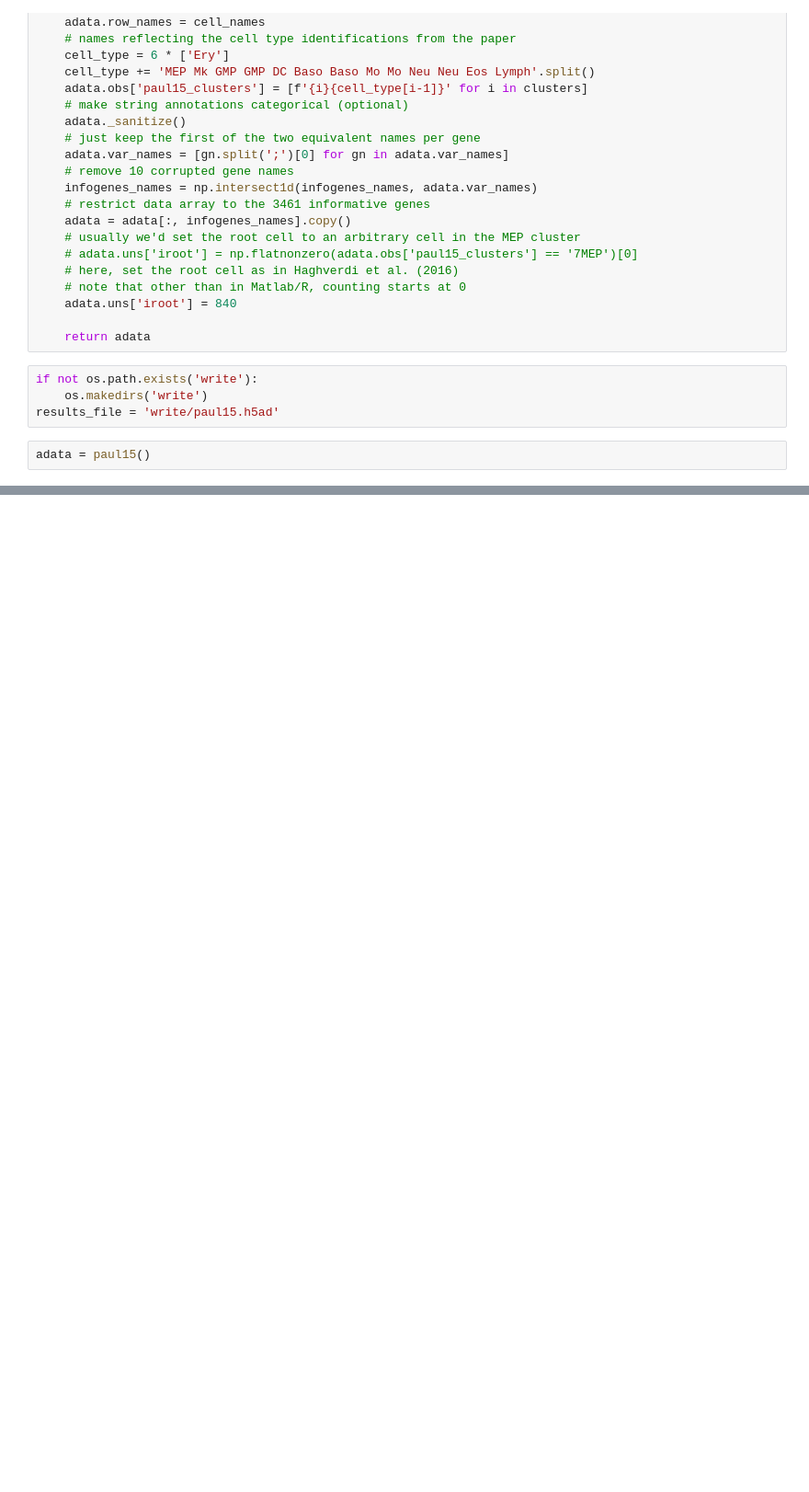
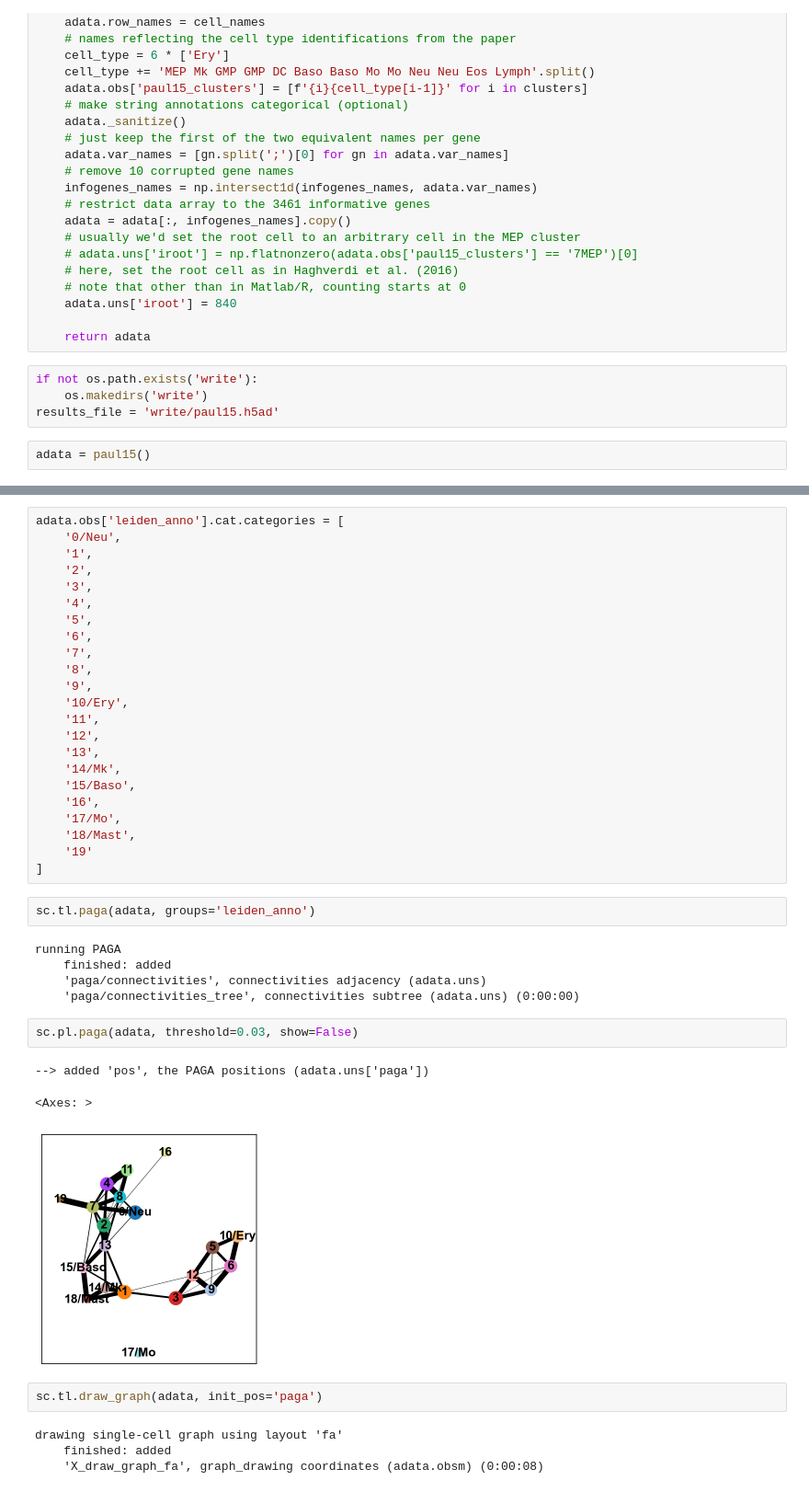
Before and after one commit to cliburn/learn-immune-ds, a Jupyter notebook: rna-seq/Pseudotime analysis.ipynb, the cells around one changed output, grey strips where cells are left out. Shown at 92% size. Saved outputs shown, nothing was run; the diff lists cells and outputs as text; blank space fills up the shorter version.

```diff
--- a/rna-seq/Pseudotime analysis.ipynb
+++ b/rna-seq/Pseudotime analysis.ipynb
@@ -73,0 +164,42 @@ adata = paul15()
+# %%
+adata.obs['leiden_anno'].cat.categories = [
+    '0/Neu',
+    '1',
+    '2',
+    '3',
+    '4',
+    '5',
+    '6',
+    '7',
+    '8',
+    '9',
+    '10/Ery',
+    '11',
+    '12',
+    '13',
+    '14/Mk',
+    '15/Baso',
+    '16',
+    '17/Mo',
+    '18/Mast',
+    '19'
+]
+# %%
+sc.tl.paga(adata, groups='leiden_anno')
+# %% [output]
+running PAGA
+    finished: added
+    'paga/connectivities', connectivities adjacency (adata.uns)
+    'paga/connectivities_tree', connectivities subtree (adata.uns) (0:00:00)
+# %%
+sc.pl.paga(adata, threshold=0.03, show=False)
+# %% [output]
+--> added 'pos', the PAGA positions (adata.uns['paga'])
+<Axes: >
+[figure, added]
+# %%
+sc.tl.draw_graph(adata, init_pos='paga')
+# %% [output]
+drawing single-cell graph using layout 'fa'
+    finished: added
+    'X_draw_graph_fa', graph_drawing coordinates (adata.obsm) (0:00:08)
```
Also changed, not shown: parts of 26 cells of this notebook.
